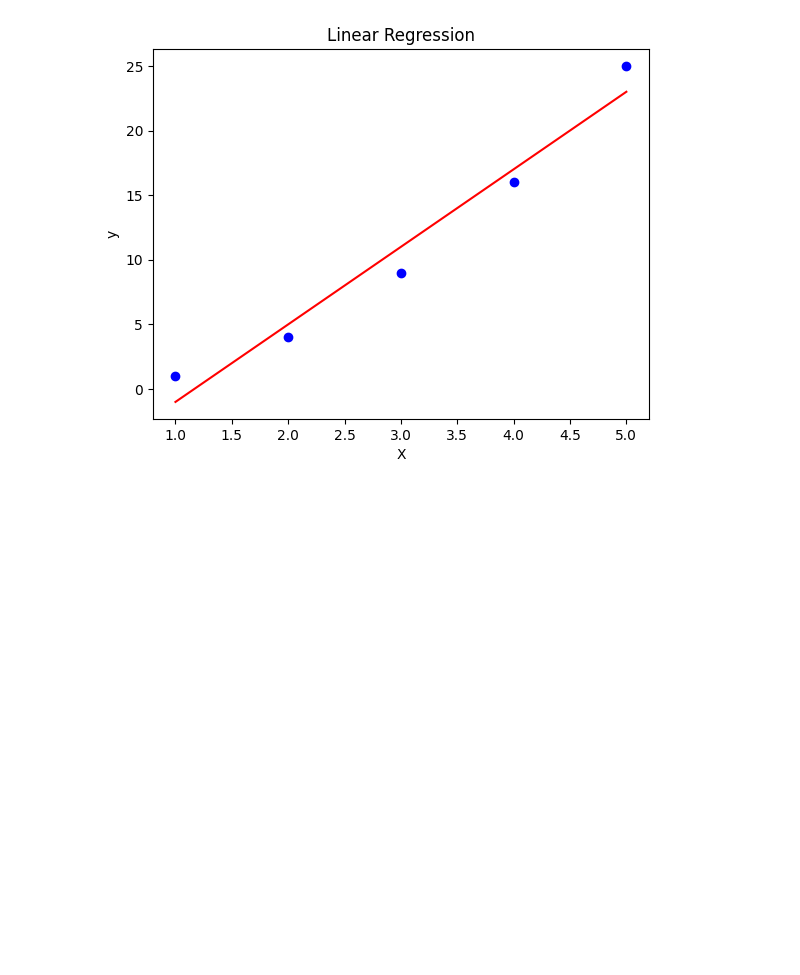
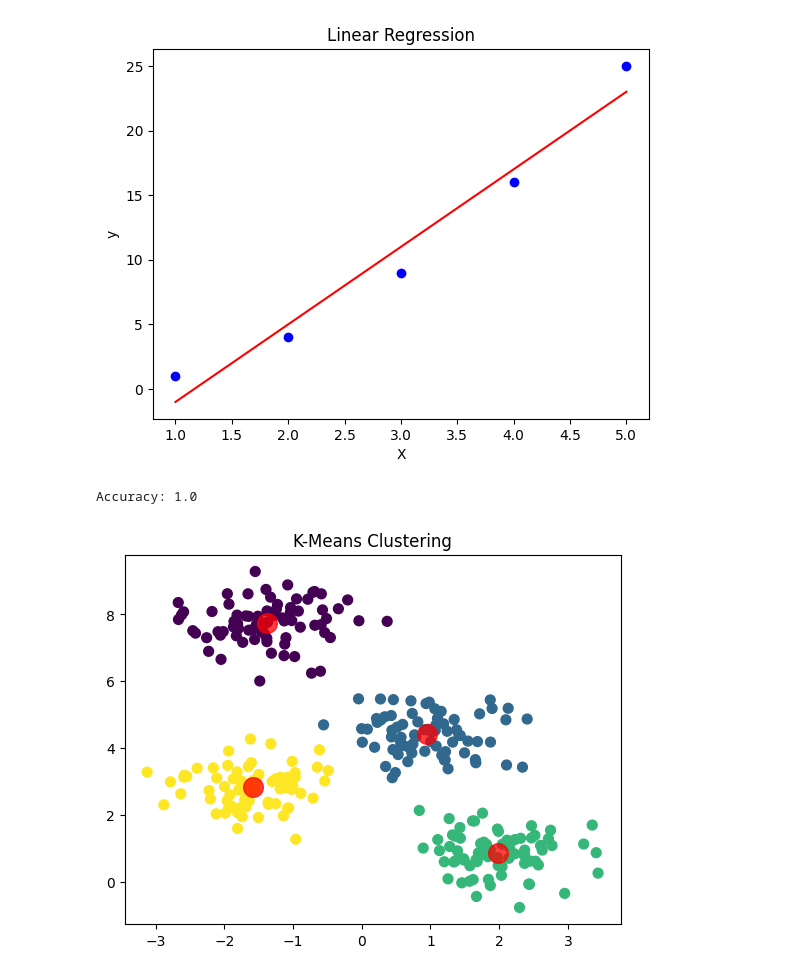
Before and after one commit to MohdSiddiq12/Python-exercise, a Jupyter notebook: day10/scikit_learn.ipynb, the cells around one changed output. Saved outputs shown, nothing was run; the diff lists cells and outputs as text; code cells hidden in the pictures; blank space fills up the shorter version.

```diff
--- a/day10/scikit_learn.ipynb
+++ b/day10/scikit_learn.ipynb
@@ -20,3 +20,50 @@ plt.ylabel('y')
 plt.show()
 # %% [output]
 [figure]
+# %%
+from sklearn.datasets import load_iris
+from sklearn.model_selection import train_test_split
+from sklearn.neighbors import KNeighborsClassifier
+from sklearn.metrics import accuracy_score
+
+# Load the iris dataset
+iris = load_iris()
+X = iris.data
+y = iris.target
+
+# Split the data into training and testing sets
+X_train, X_test, y_train, y_test = train_test_split(X, y, test_size=0.2, random_state=42)
+
+# Create and train the model
+model = KNeighborsClassifier(n_neighbors=3)
+model.fit(X_train, y_train)
+
+# Make predictions
+y_pred = model.predict(X_test)
+
+# Evaluate the model
+accuracy = accuracy_score(y_test, y_pred)
+print(f'Accuracy: {accuracy}')
+# %% [output]
+Accuracy: 1.0
+# %%
+from sklearn.datasets import make_blobs
+from sklearn.cluster import KMeans
+import matplotlib.pyplot as plt
+
+# Generate synthetic data
+X, _ = make_blobs(n_samples=300, centers=4, cluster_std=0.60, random_state=0)
+
+# Create and fit the model
+kmeans = KMeans(n_clusters=4)
+kmeans.fit(X)
+y_kmeans = kmeans.predict(X)
+
+# Plot the clusters
+plt.scatter(X[:, 0], X[:, 1], c=y_kmeans, s=50, cmap='viridis')
+centers = kmeans.cluster_centers_
+plt.scatter(centers[:, 0], centers[:, 1], c='red', s=200, alpha=0.75)
+plt.title('K-Means Clustering')
+plt.show()
+# %% [output]
+[figure, added]
```
